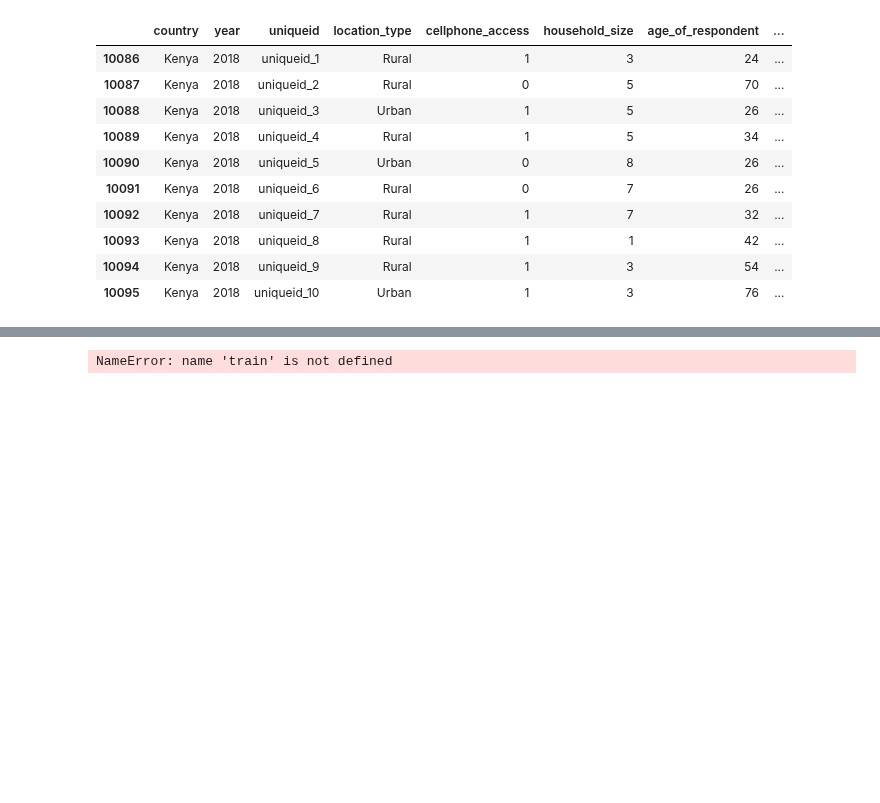
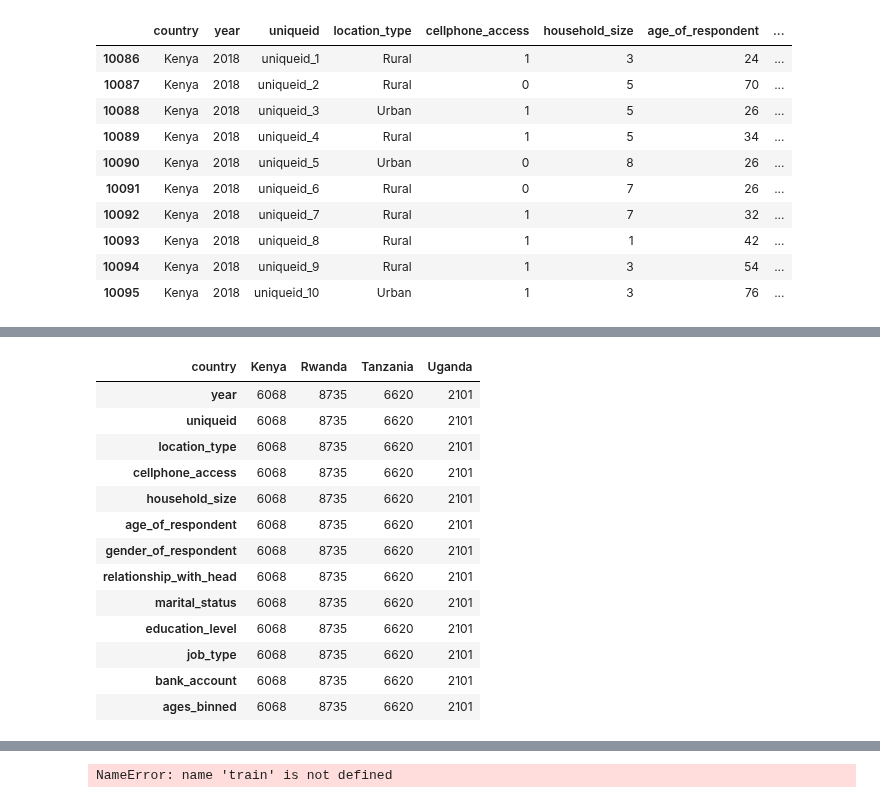
Before and after one commit to ShahiW/Financial-Inclusion-Project, a Jupyter notebook: 5_FeatureEngineering.ipynb, the cells around one changed output, grey strips where cells are left out. Saved outputs shown, nothing was run; the diff lists cells and outputs as text; code cells hidden in the pictures; blank space fills up the shorter version.

```diff
--- a/5_FeatureEngineering.ipynb
+++ b/5_FeatureEngineering.ipynb
@@ -48,0 +141,17 @@ sns.barplot(data=df,x='country', y = 'bank_account', hue = 'gender_of_respondent
+# %%
+df.groupby(by='country').count().T
+# %% [output]
+| country | Kenya | Rwanda | Tanzania | Uganda |
+| year | 6068 | 8735 | 6620 | 2101 |
+| uniqueid | 6068 | 8735 | 6620 | 2101 |
+| location_type | 6068 | 8735 | 6620 | 2101 |
+| cellphone_access | 6068 | 8735 | 6620 | 2101 |
+| household_size | 6068 | 8735 | 6620 | 2101 |
+| age_of_respondent | 6068 | 8735 | 6620 | 2101 |
+| gender_of_respondent | 6068 | 8735 | 6620 | 2101 |
+| relationship_with_head | 6068 | 8735 | 6620 | 2101 |
+| marital_status | 6068 | 8735 | 6620 | 2101 |
+| education_level | 6068 | 8735 | 6620 | 2101 |
+| job_type | 6068 | 8735 | 6620 | 2101 |
+| bank_account | 6068 | 8735 | 6620 | 2101 |
+| ages_binned | 6068 | 8735 | 6620 | 2101 |
```
Also changed, not shown: parts of 8 cells of this notebook.
